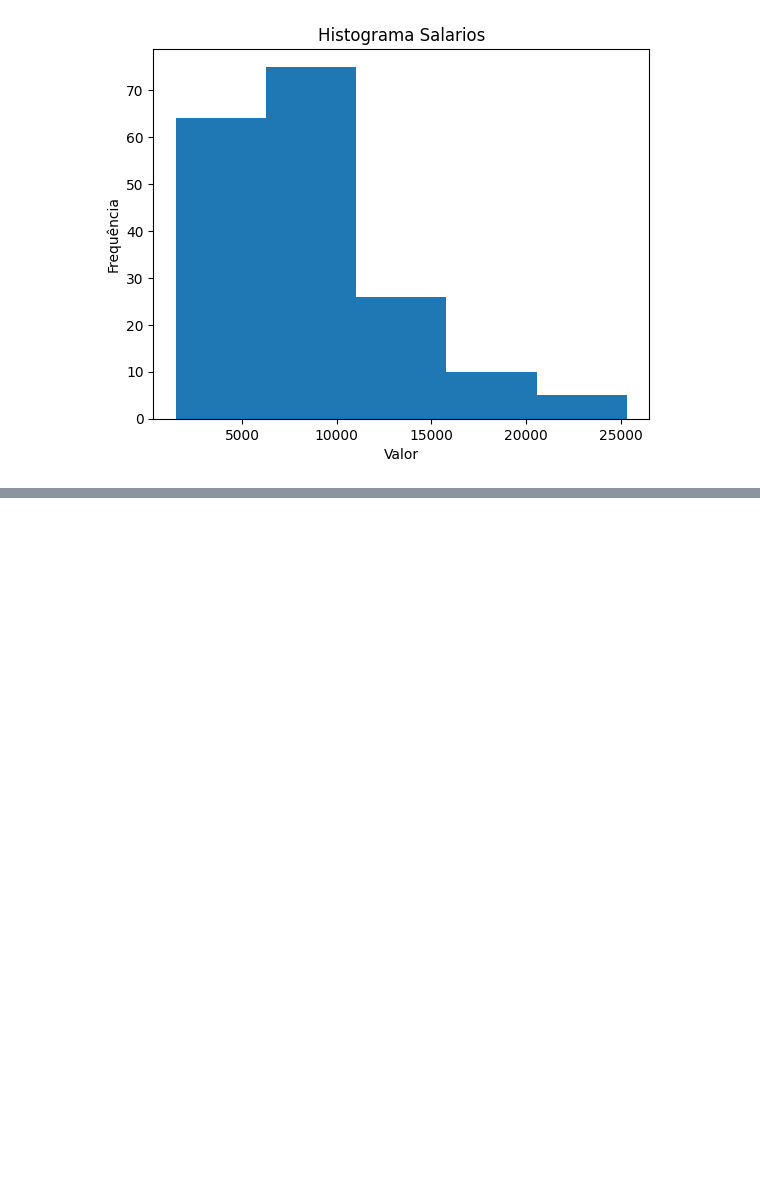
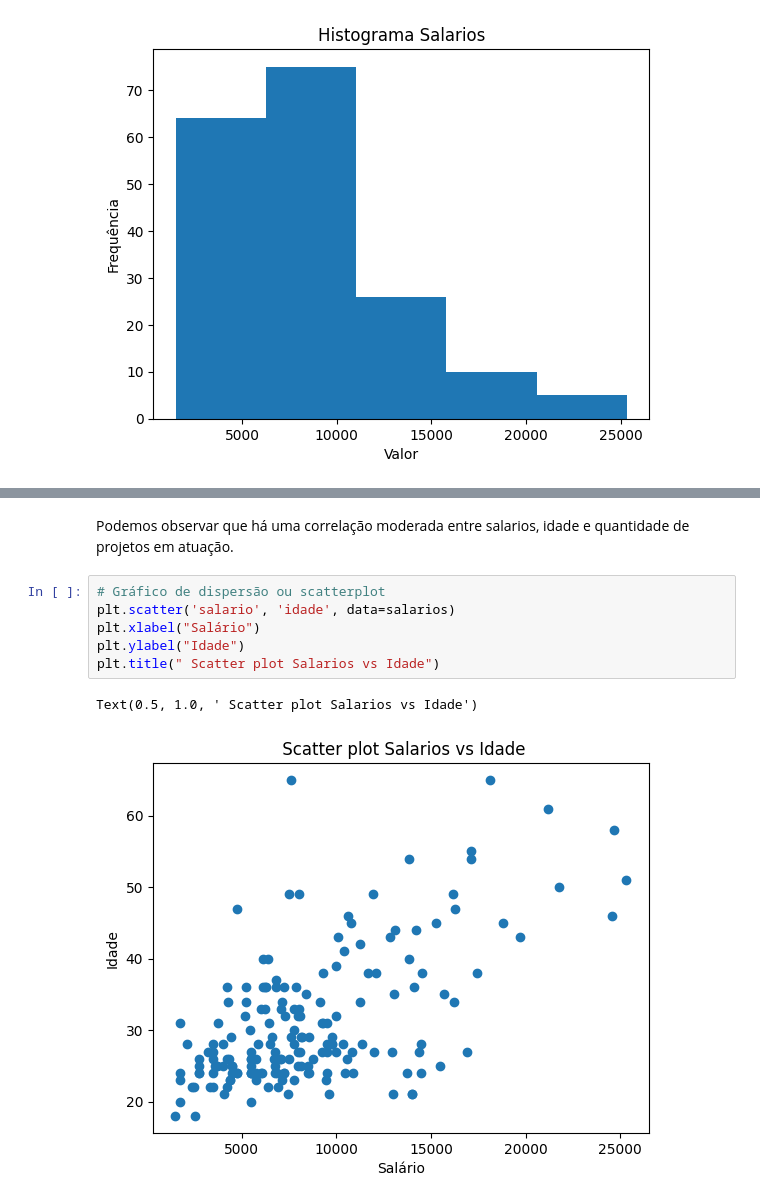
Before and after one commit to ghedin-alison/conceitos_ia, a Jupyter notebook: trabalho/analise_salario.ipynb, the cells around one changed output, grey strips where cells are left out. Saved outputs shown, nothing was run; the diff lists cells and outputs as text; blank space fills up the shorter version.

```diff
--- a/trabalho/analise_salario.ipynb
+++ b/trabalho/analise_salario.ipynb
@@ -174,0 +280,11 @@ Text(0, 0.5, 'Ocorrência')
+# %% [markdown]
+Podemos observar que há uma correlação moderada entre salarios, idade e quantidade de projetos em atuação.
+# %%
+# Gráfico de dispersão ou scatterplot
+plt.scatter('salario', 'idade', data=salarios)
+plt.xlabel("Salário")
+plt.ylabel("Idade")
+plt.title(" Scatter plot Salarios vs Idade")
+# %% [output]
+Text(0.5, 1.0, ' Scatter plot Salarios vs Idade')
+[figure, added]
```
Also changed, not shown: parts of 13 cells of this notebook.
